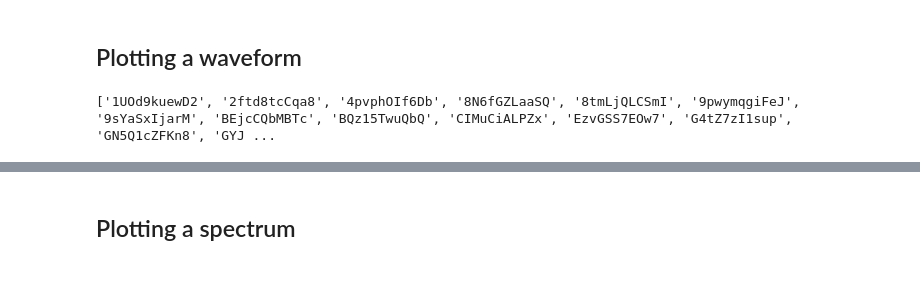
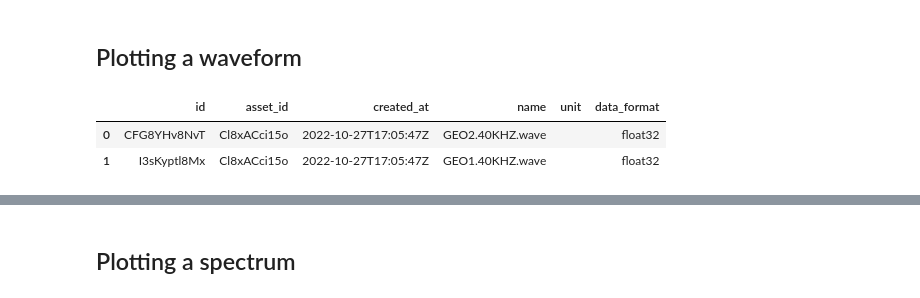
Before and after one commit to twave-io/twave-api-client, a Jupyter notebook: examples/twave_client.ipynb, the cells around one changed output, grey strips where cells are left out. Saved outputs shown, nothing was run; the diff lists cells and outputs as text; code cells hidden in the pictures.

```diff
--- a/examples/twave_client.ipynb
+++ b/examples/twave_client.ipynb
@@ -84,6 +71,9 @@ plt.grid(True)
 ## Plotting a waveform
 # %%
 # list wave types
-print(api.list_waves(asset_id))
+waves = api.list_waves(asset=asset.id)
+pd.DataFrame(waves)
 # %% [output]
-['1UOd9kuewD2', '2ftd8tcCqa8', '4pvphOIf6Db', '8N6fGZLaaSQ', '8tmLjQLCSmI', '9pwymqgiFeJ', '9sYaSxIjarM', 'BEjcCQbMBTc', 'BQz15TwuQbQ', 'CIMuCiALPZx', 'EzvGSS7EOw7', 'G4tZ7zI1sup', 'GN5Q1cZFKn8', 'GYJ ...
+|  | id | asset_id | created_at | name | unit | data_format |
+| 0 | CFG8YHv8NvT | Cl8xACci15o | 2022-10-27T17:05:47Z | GEO2.40KHZ.wave |  | float32 |
+| 1 | I3sKyptl8Mx | Cl8xACci15o | 2022-10-27T17:05:47Z | GEO1.40KHZ.wave |  | float32 |
```
Also changed, not shown: parts of 13 cells of this notebook, 8 other files.
